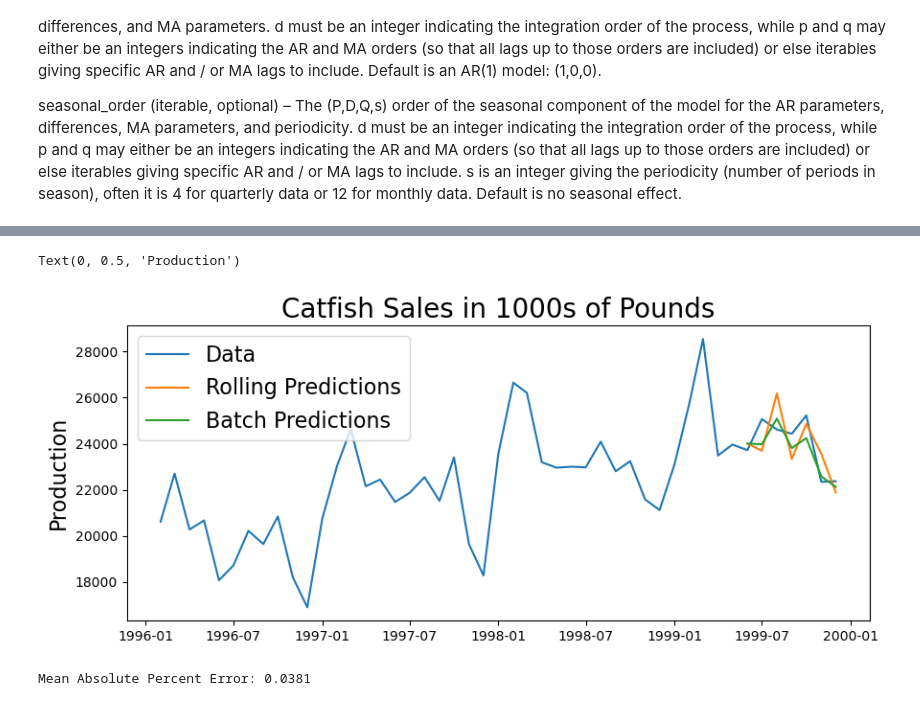
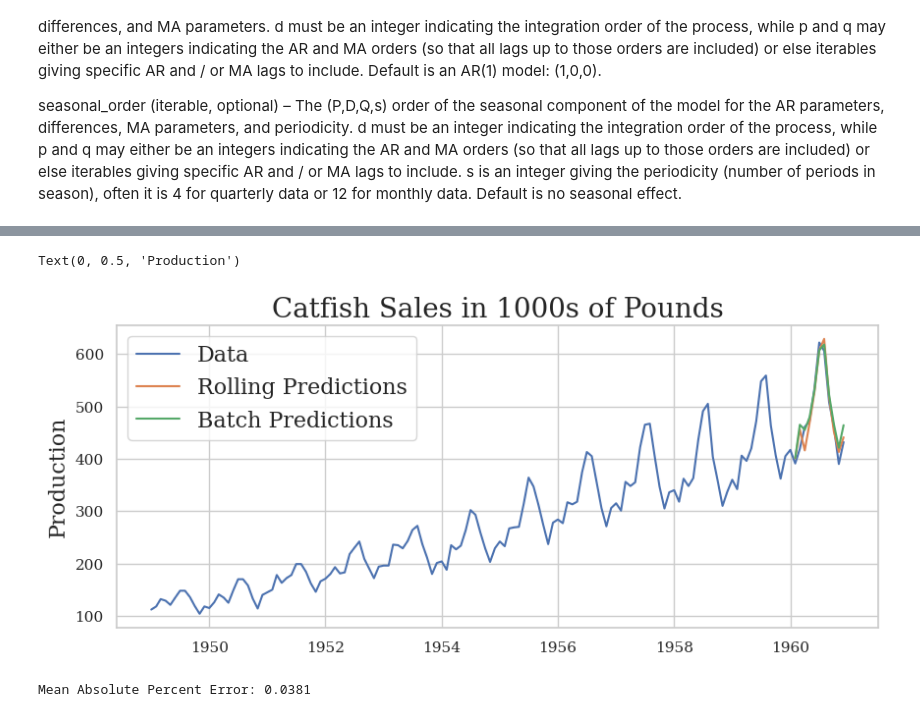
Before and after one commit to SalK91/time_series_101, a Jupyter notebook: 3c_sarmia_model.ipynb, the cells around one changed output, grey strips where cells are left out. Drawn from its saved outputs; the diff is of its cells as text; code cells hidden in the pictures.

```diff
--- a/3c_sarmia_model.ipynb
+++ b/3c_sarmia_model.ipynb
@@ -78,5 +97,5 @@ data
 # %%
-train_end = '1959-01-01'
+train_end = '1960-01-01'
 data.reset_index(inplace=True)
 train_data = data[data['Month'] <= train_end]['Passengers']
 test_data = data[data['Month'] > train_end]['Passengers']
@@ -265,5 +172,5 @@ Warnings:
 # %%
-order = (0,1,0)
+order = (2,1,1)
 seasonal_order = (0, 1, 0, 12)
 # define model
 model = SARIMAX(train_data, order=order, seasonal_order=seasonal_order)
@@ -337,0 +234,3 @@ Root Mean Squared Error: 651.7957611750128
+# %%
+order = (1,1,0)
+seasonal_order = (0, 1, 0, 12)
@@ -338,12 +241,11 @@ Root Mean Squared Error: 651.7957611750128
 # %%
 rolling_predictions = test_data.copy()
 for train_end_index in test_data.index:
-    train_data = df[:train_end_index]['Total']
+    train_data = data[:train_end_index]['Passengers']
     model = SARIMAX(train_data, order=order, seasonal_order=seasonal_order)
     model_fit = model.fit()
-
     pred = model_fit.forecast()
-    rolling_predictions[train_end_index] = pred
+    rolling_predictions[train_end_index] =  int(pred.iloc[0])
 # %%
 rolling_residuals = test_data - rolling_predictions
 # %%
@@ -369,17 +260,17 @@ Name: predicted_mean, dtype: float64
 # %%
 plt.figure(figsize=(10,4))
 
-plt.plot(df['Date'], df['Total'], label='Data')
-plt.plot(df[df['Date'] > train_end]['Date'],rolling_predictions, label='Rolling Predictions')
-plt.plot(df[df['Date'] > train_end]['Date'],predictions, label='Batch Predictions')
+plt.plot(data['Month'], data['Passengers'], label='Data')
+plt.plot(data[data['Month'] > train_end]['Month'],rolling_predictions, label='Rolling Predictions')
+plt.plot(data[data['Month'] > train_end]['Month'],predictions, label='Batch Predictions')
 
 plt.legend(('Data', 'Rolling Predictions', 'Batch Predictions'), fontsize=16)
 
 plt.title('Catfish Sales in 1000s of Pounds', fontsize=20)
 plt.ylabel('Production', fontsize=16)
 # %% [output]
 Text(0, 0.5, 'Production')
-[figure, old version]
+[figure, new version]
 # %%
 print('Mean Absolute Percent Error:', round(np.mean(abs(rolling_residuals/test_data)),4))
 # %% [output]
```
Also changed, not shown: parts of 31 cells of this notebook.
